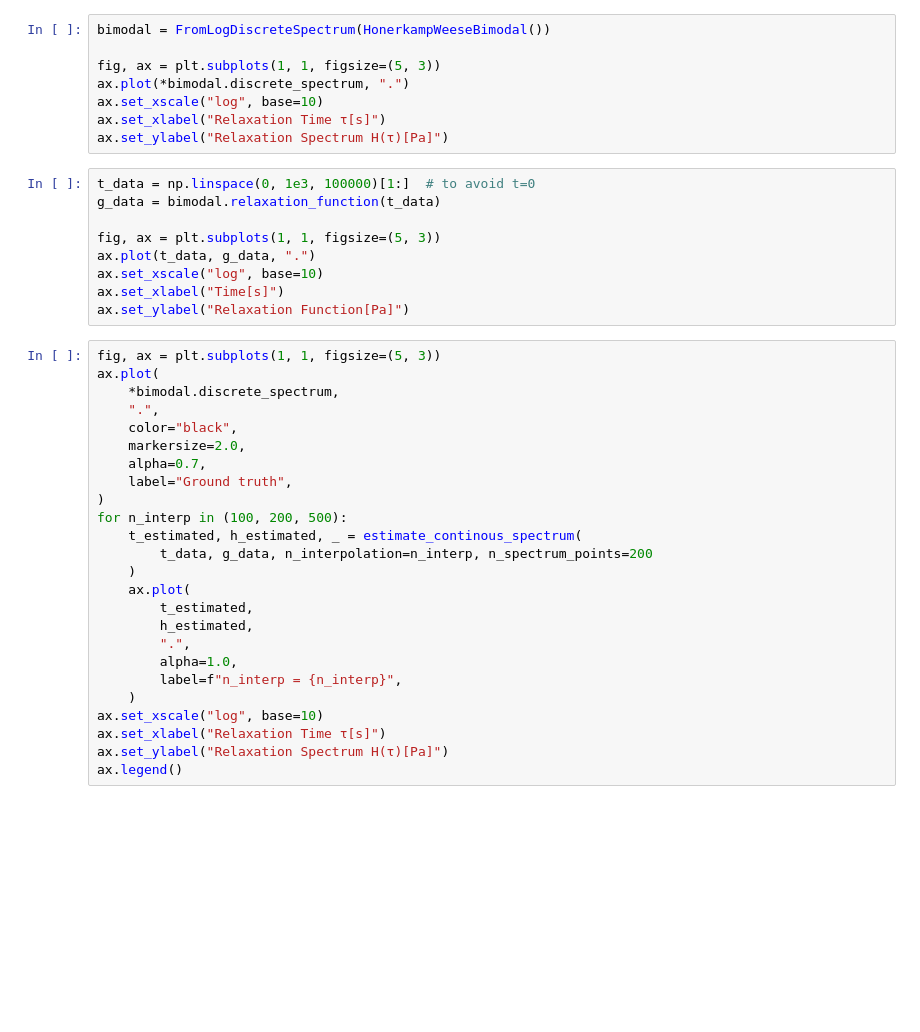
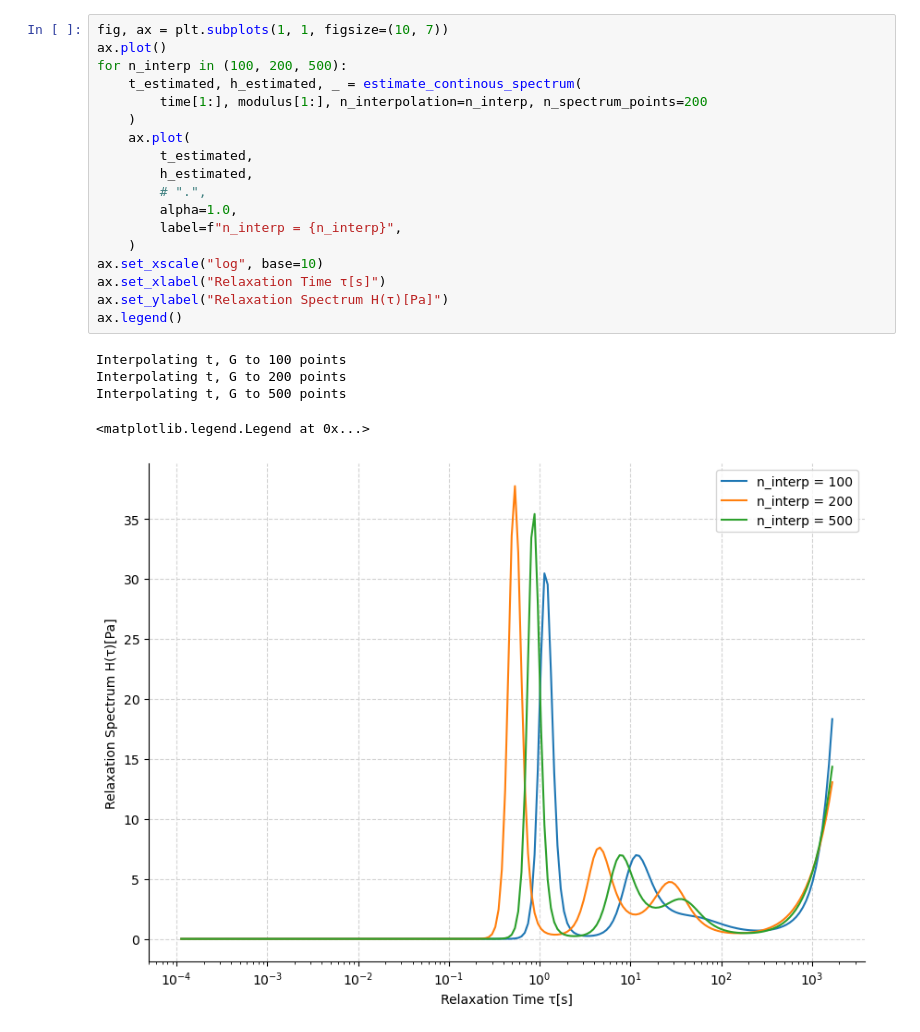
Before and after one commit to Jhko725/NeuralConstitutiveEq.jl, a Jupyter notebook: notebooks/collagen_pyrespect.ipynb, the cells around one changed output. Saved outputs shown, nothing was run; the diff lists cells and outputs as text; blank space fills up the shorter version.

```diff
--- a/notebooks/collagen_pyrespect.ipynb
+++ b/notebooks/collagen_pyrespect.ipynb
@@ -21,42 +32,24 @@ from neuralconstitutive.training import loss_total, train_model
 # %%
-bimodal = FromLogDiscreteSpectrum(HonerkampWeeseBimodal())
-
-fig, ax = plt.subplots(1, 1, figsize=(5, 3))
-ax.plot(*bimodal.discrete_spectrum, ".")
+fig, ax = plt.subplots(1, 1, figsize=(10, 7))
+ax.plot()
+for n_interp in (100, 200, 500):
+    t_estimated, h_estimated, _ = estimate_continous_spectrum(
+        time[1:], modulus[1:], n_interpolation=n_interp, n_spectrum_points=200
+    )
+    ax.plot(
+        t_estimated,
+        h_estimated,
+        # ".",
+        alpha=1.0,
+        label=f"n_interp = {n_interp}",
+    )
 ax.set_xscale("log", base=10)
 ax.set_xlabel("Relaxation Time τ[s]")
 ax.set_ylabel("Relaxation Spectrum H(τ)[Pa]")
+ax.legend()
+# %% [output]
+Interpolating t, G to 100 points
+Interpolating t, G to 200 points
+Interpolating t, G to 500 points
+<matplotlib.legend.Legend at 0x...>
+[figure, added]
-# %%
-t_data = np.linspace(0, 1e3, 100000)[1:]  # to avoid t=0
-g_data = bimodal.relaxation_function(t_data)
-
-fig, ax = plt.subplots(1, 1, figsize=(5, 3))
-ax.plot(t_data, g_data, ".")
-ax.set_xscale("log", base=10)
-ax.set_xlabel("Time[s]")
-ax.set_ylabel("Relaxation Function[Pa]")
-# %%
-fig, ax = plt.subplots(1, 1, figsize=(5, 3))
-ax.plot(
-    *bimodal.discrete_spectrum,
-    ".",
-    color="black",
-    markersize=2.0,
-    alpha=0.7,
-    label="Ground truth",
-)
-for n_interp in (100, 200, 500):
-    t_estimated, h_estimated, _ = estimate_continous_spectrum(
-        t_data, g_data, n_interpolation=n_interp, n_spectrum_points=200
-    )
-    ax.plot(
-        t_estimated,
-        h_estimated,
-        ".",
-        alpha=1.0,
-        label=f"n_interp = {n_interp}",
-    )
-ax.set_xscale("log", base=10)
-ax.set_xlabel("Relaxation Time τ[s]")
-ax.set_ylabel("Relaxation Spectrum H(τ)[Pa]")
-ax.legend()
```
Also changed, not shown: parts of 2 cells of this notebook, 1 other file.
